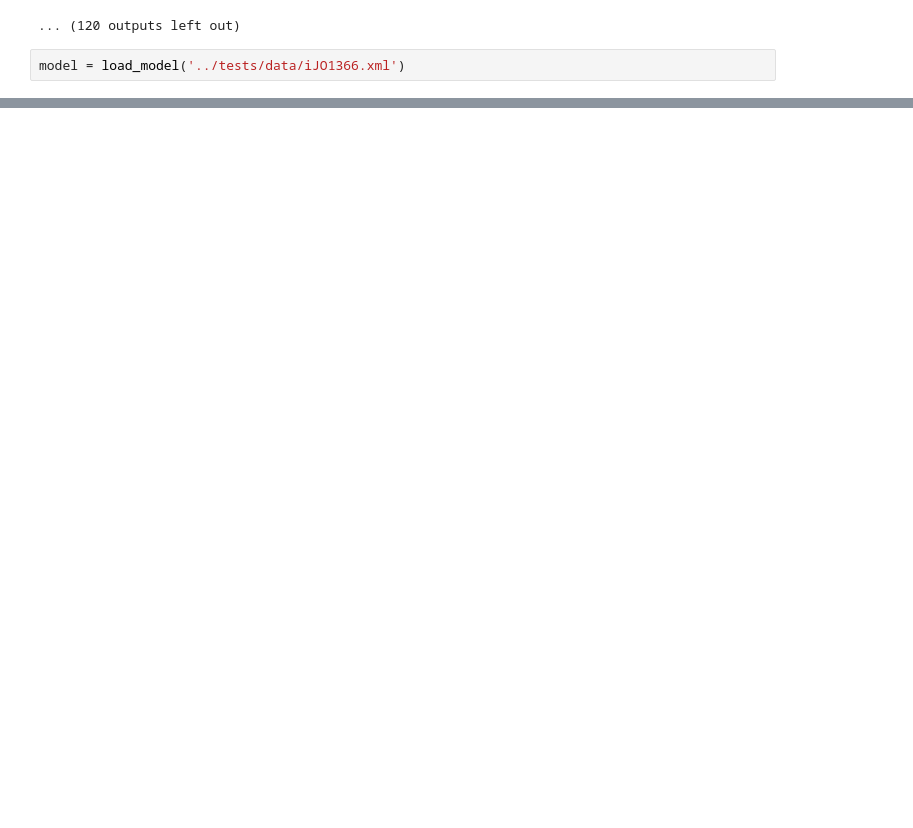
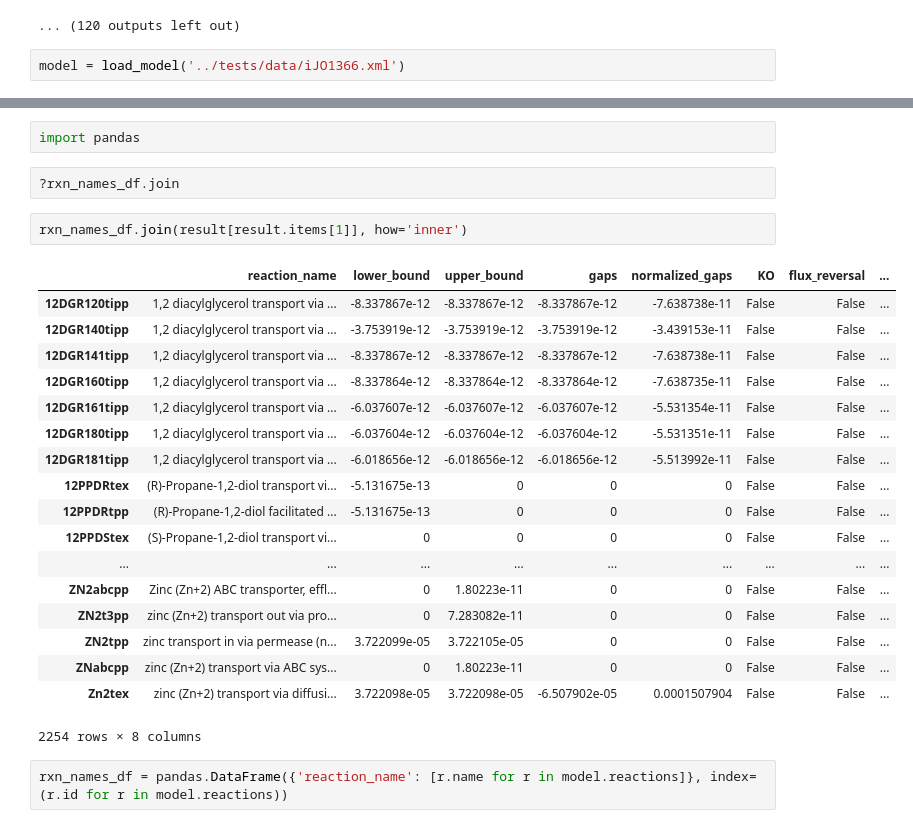
Before and after one commit to biosustain/cameo, a Jupyter notebook: examples/DifferentialFVA.ipynb, the cells around one changed output, grey strips where cells are left out. Drawn from its saved outputs; the diff is of its cells as text; blank space fills up the shorter version.

```diff
--- a/examples/DifferentialFVA.ipynb
+++ b/examples/DifferentialFVA.ipynb
@@ -245,0 +276,27 @@ df.join(diffFVA.reference_flux_ranges, rsuffix='_ref', lsuffix='').query('KO ==
+# %%
+import pandas
+# %%
+?rxn_names_df.join
+# %%
+rxn_names_df.join(result[result.items[1]], how='inner')
+# %% [output]
+|  | reaction_name | lower_bound | upper_bound | gaps | normalized_gaps | KO | flux_reversal | ... |
+| 12DGR120tipp | 1,2 diacylglycerol transport via ... | -8.337867e-12 | -8.337867e-12 | -8.337867e-12 | -7.638738e-11 | False | False | ... |
+| 12DGR140tipp | 1,2 diacylglycerol transport via ... | -3.753919e-12 | -3.753919e-12 | -3.753919e-12 | -3.439153e-11 | False | False | ... |
+| 12DGR141tipp | 1,2 diacylglycerol transport via ... | -8.337867e-12 | -8.337867e-12 | -8.337867e-12 | -7.638738e-11 | False | False | ... |
+| 12DGR160tipp | 1,2 diacylglycerol transport via ... | -8.337864e-12 | -8.337864e-12 | -8.337864e-12 | -7.638735e-11 | False | False | ... |
+| 12DGR161tipp | 1,2 diacylglycerol transport via ... | -6.037607e-12 | -6.037607e-12 | -6.037607e-12 | -5.531354e-11 | False | False | ... |
+| 12DGR180tipp | 1,2 diacylglycerol transport via ... | -6.037604e-12 | -6.037604e-12 | -6.037604e-12 | -5.531351e-11 | False | False | ... |
+| 12DGR181tipp | 1,2 diacylglycerol transport via ... | -6.018656e-12 | -6.018656e-12 | -6.018656e-12 | -5.513992e-11 | False | False | ... |
+| 12PPDRtex | (R)-Propane-1,2-diol transport vi... | -5.131675e-13 | 0 | 0 | 0 | False | False | ... |
+| 12PPDRtpp | (R)-Propane-1,2-diol facilitated ... | -5.131675e-13 | 0 | 0 | 0 | False | False | ... |
+| 12PPDStex | (S)-Propane-1,2-diol transport vi... | 0 | 0 | 0 | 0 | False | False | ... |
+| ... | ... | ... | ... | ... | ... | ... | ... | ... |
+| ZN2abcpp | Zinc (Zn+2) ABC transporter, effl... | 0 | 1.80223e-11 | 0 | 0 | False | False | ... |
+| ZN2t3pp | zinc (Zn+2) transport out via pro... | 0 | 7.283082e-11 | 0 | 0 | False | False | ... |
+| ZN2tpp | zinc transport in via permease (n... | 3.722099e-05 | 3.722105e-05 | 0 | 0 | False | False | ... |
+| ZNabcpp | zinc (Zn+2) transport via ABC sys... | 0 | 1.80223e-11 | 0 | 0 | False | False | ... |
+| Zn2tex | zinc (Zn+2) transport via diffusi... | 3.722098e-05 | 3.722098e-05 | -6.507902e-05 | 0.0001507904 | False | False | ... |
+2254 rows × 8 columns
+# %%
+rxn_names_df = pandas.DataFrame({'reaction_name': [r.name for r in model.reactions]}, index=(r.id for r in model.reactions))
```
Also changed, not shown: parts of 20 cells of this notebook.
